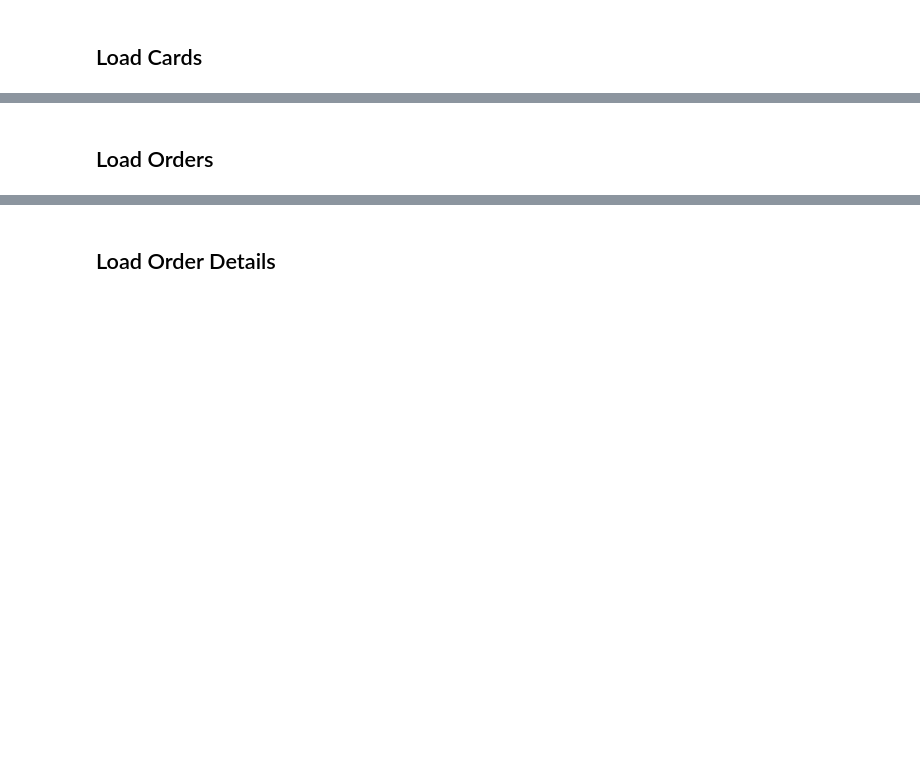
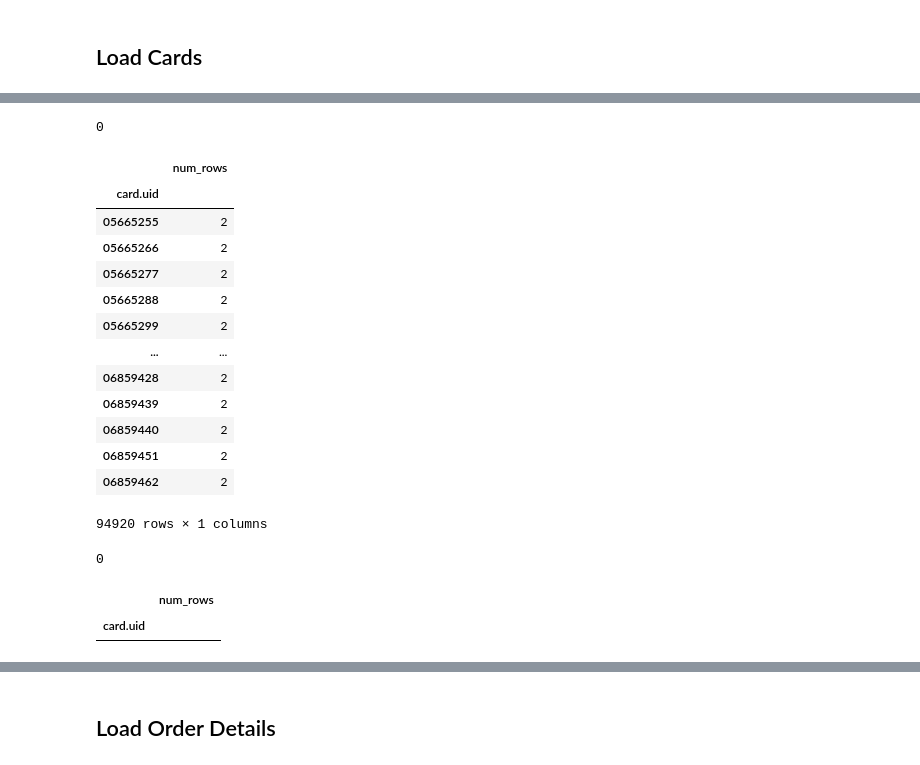
Before and after one commit to F4rab1/Marketing_Analytics, a Jupyter notebook: notebooks/01_read_data.ipynb, the cells around one changed output, grey strips where cells are left out. Saved outputs shown, nothing was run; the diff lists cells and outputs as text; code cells hidden in the pictures; blank space fills up the shorter version.

Commit message:
Loading cards table

```diff
--- a/notebooks/01_read_data.ipynb
+++ b/notebooks/01_read_data.ipynb
@@ -343,2 +448,68 @@ cards_df = ...
-# %% [markdown]
-## Load Orders
+# %%
+# CHECK PK VALIDITY
+
+# SELECT count(1) as num_rows
+# FROM cards_df
+# WHERE card.uid IS NULL
+
+display(
+    cards_df
+    .loc[lambda tbl: tbl["card.uid"].isnull()]
+    .assign(aux=1.0)
+    .shape[0]
+)
+# %% [output]
+0
+# %%
+# SELECT card.uid, count(1) as num_rows
+# FROM cards_df
+# GROUP BY card.uid
+# HAVING num_rows > 1
+
+display(
+    cards_df
+    .assign(aux=1.0)
+    .groupby(["card.uid"], dropna=False)
+    .agg(num_rows=("aux", pd.Series.count))
+    .loc[lambda tbl: tbl["num_rows"] > 1]
+)
+# %% [output]
+|  | num_rows |
+| card.uid |  |
+| 05665255 | 2 |
+| 05665266 | 2 |
+| 05665277 | 2 |
+| 05665288 | 2 |
+| 05665299 | 2 |
+| ... | ... |
+| 06859428 | 2 |
+| 06859439 | 2 |
+| 06859440 | 2 |
+| 06859451 | 2 |
+| 06859462 | 2 |
+94920 rows × 1 columns
+# %%
+cards_df = (
+    cards_df
+    .sort_values("assignedAt")
+    .groupby("card.uid", as_index=False)
+    .tail(1)
+)
+
+display(
+    cards_df
+    .loc[lambda tbl: tbl["card.uid"].isnull()]
+    .shape[0]
+)
+
+display(
+    cards_df
+    .assign(aux=1.0)
+    .groupby(["card.uid"], dropna=False)
+    .agg(num_rows=("aux", pd.Series.count))
+    .loc[lambda tbl: tbl["num_rows"] > 1]
+)
+# %% [output]
+0
+|  | num_rows |
+| card.uid |  |
```
Also changed, not shown: parts of 18 cells of this notebook, 1 other file.
